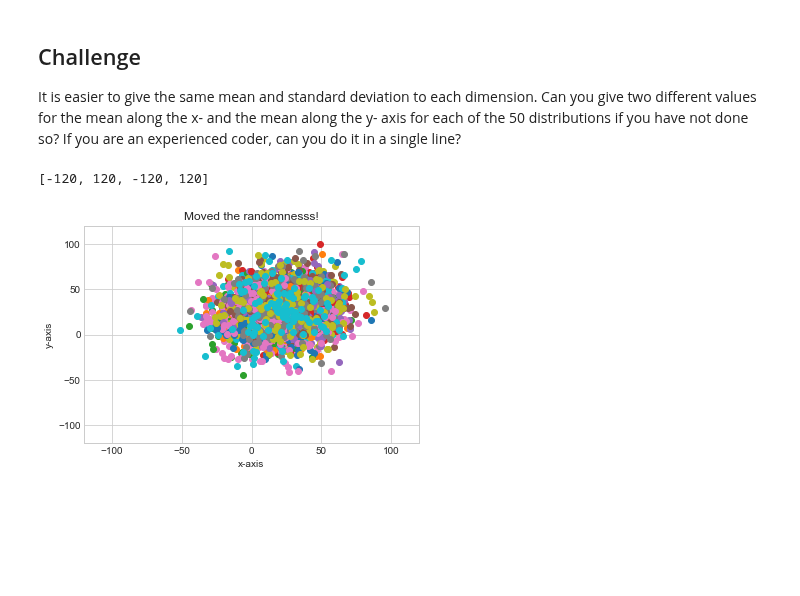
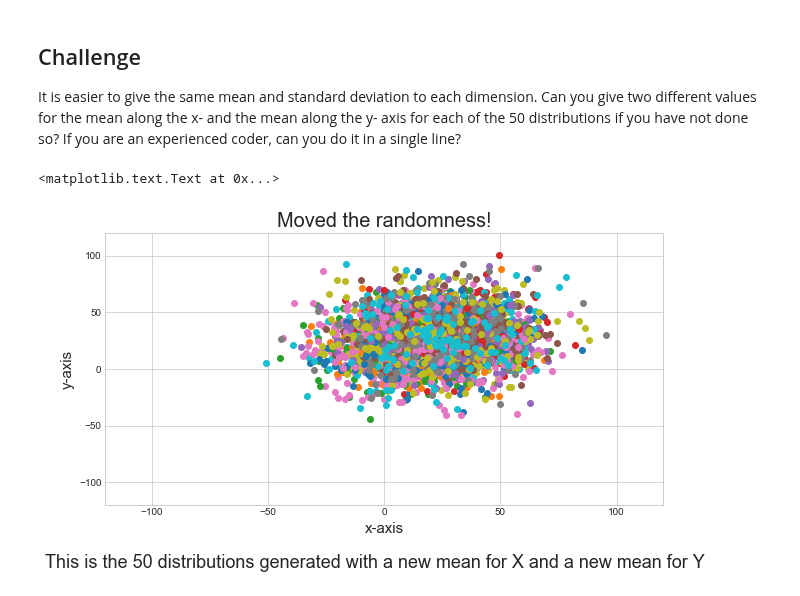
Before and after one commit to qiuyliu/PUI2017_uc288, a Jupyter notebook: HW1_uc288/HW1_3_uc288.ipynb, the cells around one changed output. Cells and saved outputs as stored; diff of their text form; code cells hidden in the pictures; blank space fills up the shorter version.

```diff
--- a/HW1_uc288/HW1_3_uc288.ipynb
+++ b/HW1_uc288/HW1_3_uc288.ipynb
@@ -112,14 +113,19 @@ y_mean = np.random.randint(16, 20)
 for i in range(50):
     ReprRandAll[i,0] = ReprRandAll[i, 0] + x_mean
     ReprRandAll[i,1] = ReprRandAll[i, 1] + y_mean
-# %%
-for i in range(50):
-    pl.plot(ReprRandAll[i,0], ReprRandAll[i,1], 'o')
-
-pl.title('Moved the randomnesss!')
-pl.xlabel('x-axis')
-pl.ylabel('y-axis')
-pl.axis([-120,120,-120,120])
-# %% [output]
-[-120, 120, -120, 120]
-[figure, removed]
+# %%
+fig = pl.figure(figsize=(10,5))
+ax1 = fig.add_subplot(111)
+
+for i in range(50):
+    ax1.plot(ReprRandAll[i,0], ReprRandAll[i,1], 'o')
+
+ax1.axis([-120, 120, -120, 120])
+ax1.set_title('Moved the randomness!', fontsize=20)
+ax1.set_xlabel('x-axis', fontsize=15)
+ax1.set_ylabel('y-axis', fontsize=15)
+fig.text(0.5, -0.05, 'This is the 50 distributions generated with a new mean for X and a new mean for Y',
+         ha='center', fontsize=18)
+# %% [output]
+<matplotlib.text.Text at 0x...>
+[figure, added]
```
Also changed, not shown: parts of 3 cells of this notebook.
